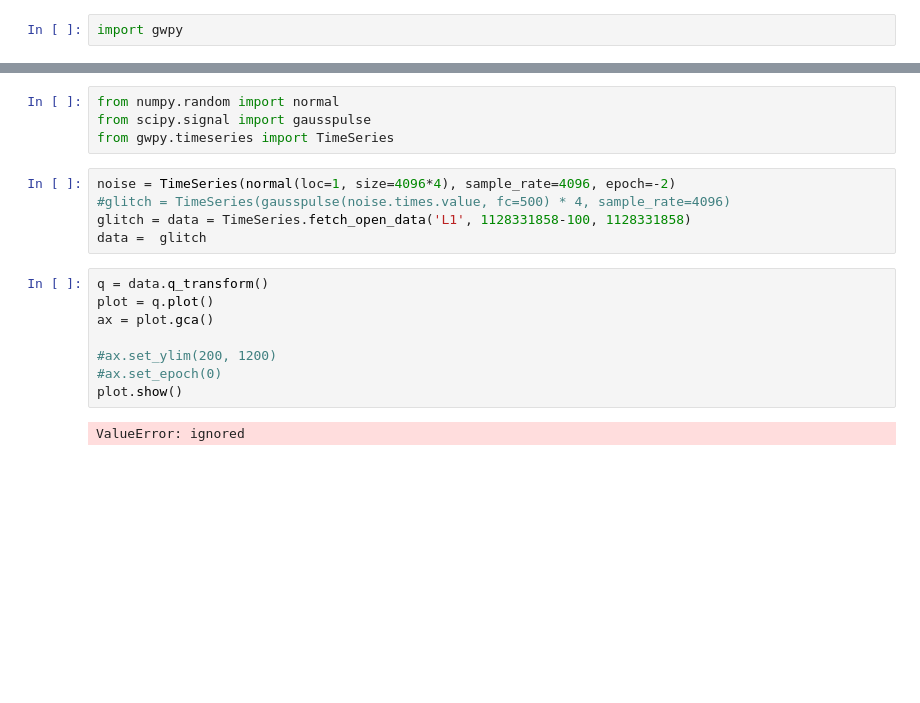
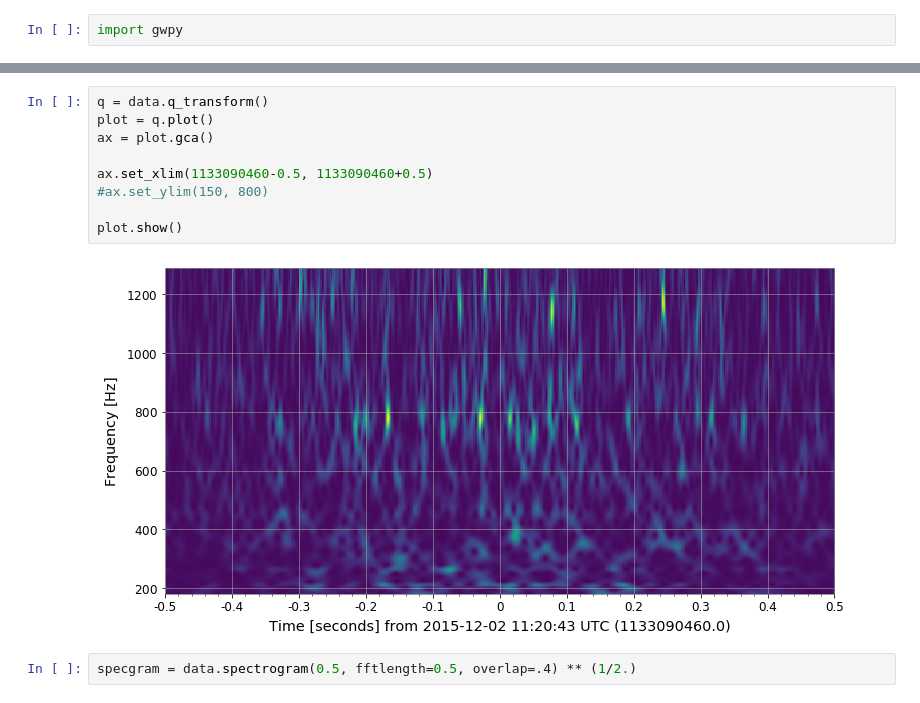
Before and after one commit to SGRGit/gwOsc, a Jupyter notebook: DataPrepBlipGlitches.ipynb, the cells around one changed output, grey strips where cells are left out. Cells and saved outputs as stored; diff of their text form; blank space fills up the shorter version.

```diff
--- a/DataPrepBlipGlitches.ipynb
+++ b/DataPrepBlipGlitches.ipynb
@@ -73,19 +58,13 @@ plot.show()
-# %%
-from numpy.random import normal
-from scipy.signal import gausspulse
-from gwpy.timeseries import TimeSeries
-# %%
-noise = TimeSeries(normal(loc=1, size=4096*4), sample_rate=4096, epoch=-2)
-#glitch = TimeSeries(gausspulse(noise.times.value, fc=500) * 4, sample_rate=4096)
-glitch = data = TimeSeries.fetch_open_data('L1', 1128331858-100, 1128331858)
-data =  glitch
 # %%
 q = data.q_transform()
 plot = q.plot()
 ax = plot.gca()
 
-#ax.set_ylim(200, 1200)
-#ax.set_epoch(0)
+ax.set_xlim(1133090460-0.5, 1133090460+0.5)
+#ax.set_ylim(150, 800)
+
 plot.show()
 # %% [output]
-ValueError: ignored
+[figure, added]
+# %%
+specgram = data.spectrogram(0.5, fftlength=0.5, overlap=.4) ** (1/2.)
```
Also changed, not shown: parts of 12 cells of this notebook.
